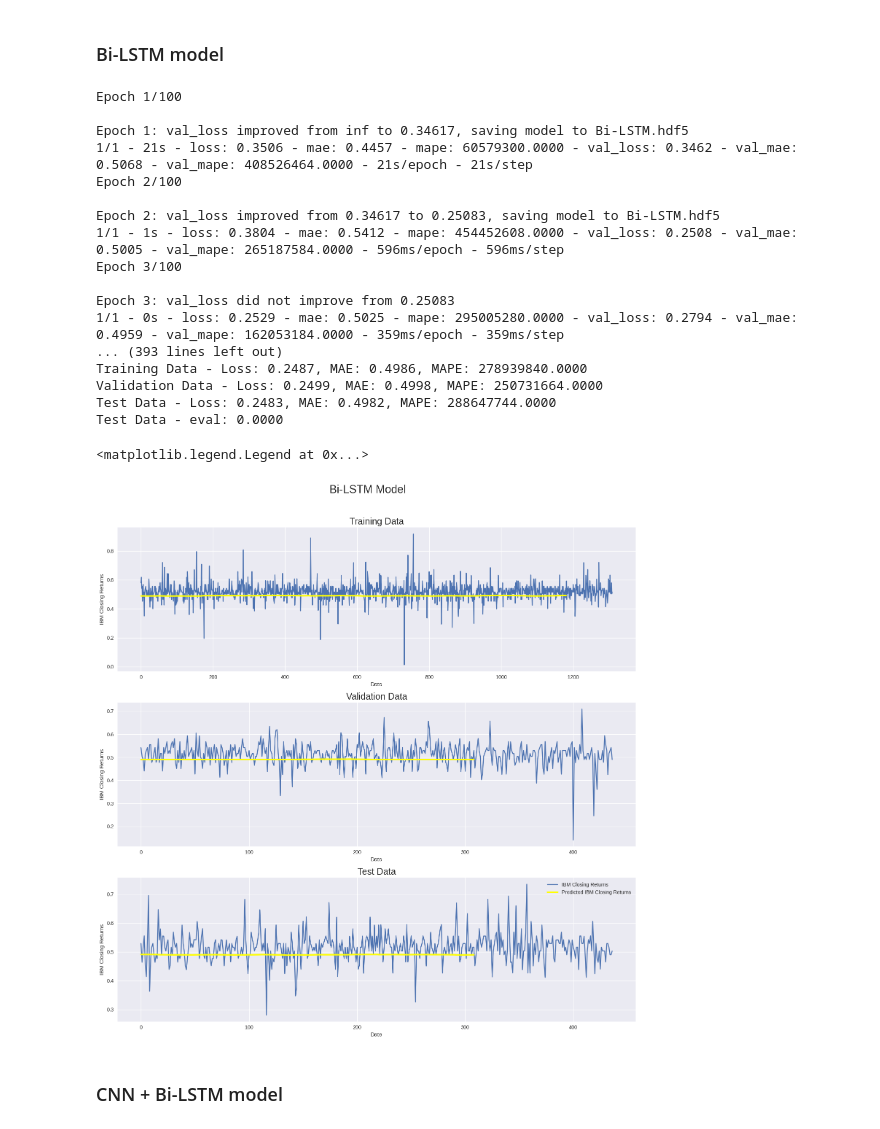
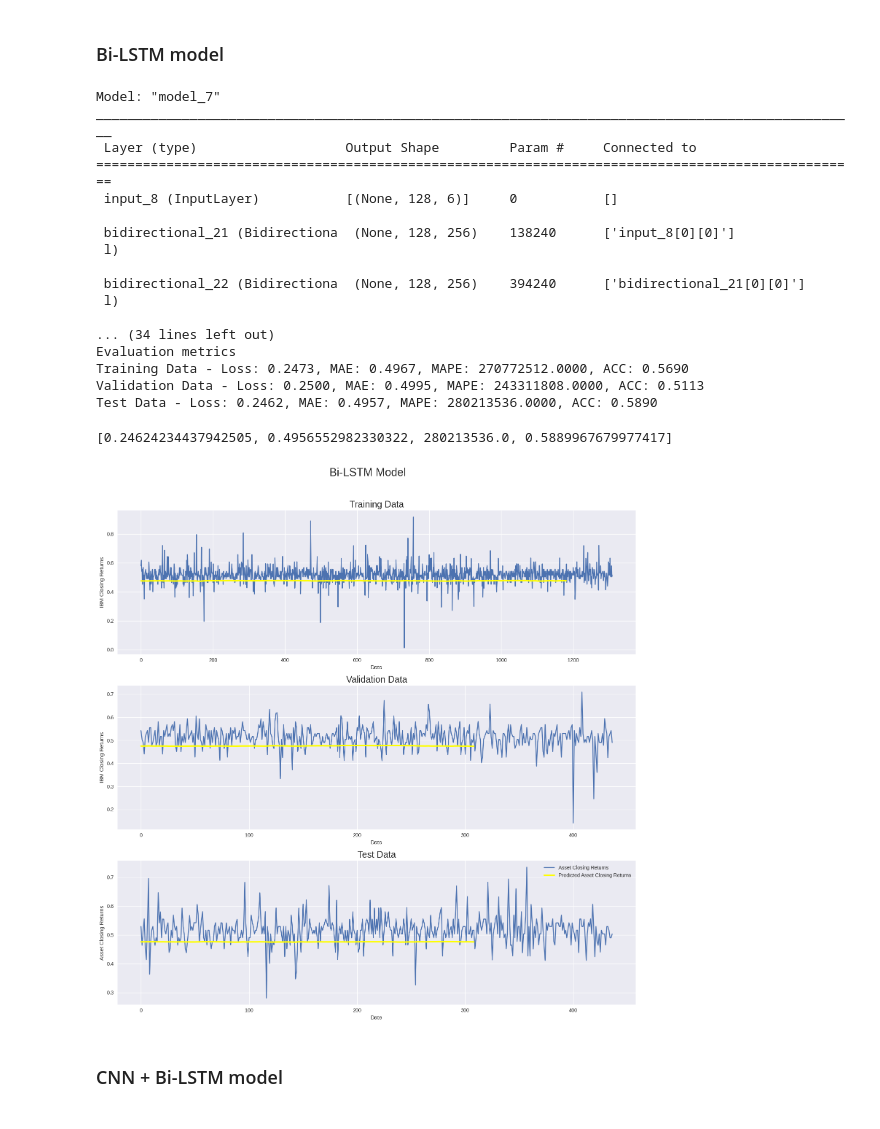
Before and after one commit to MikChristensen/Python-ML-Trading, a Jupyter notebook: 07 Mixed model/IBM_PriceFeatures_V01.ipynb, the cells around one changed output. Drawn from its saved outputs; the diff is of its cells as text; code cells hidden in the pictures.

```diff
--- a/07 Mixed model/IBM_PriceFeatures_V01.ipynb
+++ b/07 Mixed model/IBM_PriceFeatures_V01.ipynb
@@ -306,14 +306,14 @@ def create_model():
   out = Dense(1, activation="linear")(conc)
 
   model = Model(inputs=in_seq, outputs=out)
-  model.compile(loss="mse", optimizer="adam", metrics=['mae', 'mape'])
+  model.compile(loss="mse", optimizer="adam", metrics=['mae', 'mape', 'accuracy'])
   return model
 
 model = create_model()
 
-#model.summary()
-#callback = tf.keras.callbacks.EarlyStopping(monitor='val_loss', patience=2)
-callback = tf.keras.callbacks.ModelCheckpoint('Bi-LSTM.hdf5', monitor='val_loss', save_best_only=True, verbose=1)
+model.summary()
+callback = tf.keras.callbacks.EarlyStopping(monitor='val_loss', patience=2)
+#callback = tf.keras.callbacks.ModelCheckpoint('Bi-LSTM.hdf5', monitor='val_loss', save_best_only=True, verbose=1)
 
 model.fit(X_train, y_train,
               batch_size=2048,
@@ -323,7 +323,6 @@ model.fit(X_train, y_train,
               #shuffle=True,
               validation_data=(X_val, y_val),)
 
-#model = tf.keras.models.load_model('/content/Bi-LSTM.hdf5')
 model = tf.keras.models.load_model('Bi-LSTM.hdf5')
 
 
@@ -342,70 +341,66 @@ val_eval = model.evaluate(X_val, y_val, verbose=0)
 test_eval = model.evaluate(X_test, y_test, verbose=0)
 print(' ')
 print('Evaluation metrics')
-print('Training Data - Loss: {:.4f}, MAE: {:.4f}, MAPE: {:.4f}'.format(train_eval[0], train_eval[1], train_eval[2]))
-print('Validation Data - Loss: {:.4f}, MAE: {:.4f}, MAPE: {:.4f}'.format(val_eval[0], val_eval[1], val_eval[2]))
-print('Test Data - Loss: {:.4f}, MAE: {:.4f}, MAPE: {:.4f}'.format(test_eval[0], test_eval[1], test_eval[2]))
+print('Training Data - Loss: {:.4f}, MAE: {:.4f}, MAPE: {:.4f}, ACC: {:.4f}'.format(train_eval[0], train_eval[1], train_eval[2], train_eval[3]))
+print('Validation Data - Loss: {:.4f}, MAE: {:.4f}, MAPE: {:.4f}, ACC: {:.4f}'.format(val_eval[0], val_eval[1], val_eval[2] , val_eval[3]))
+print('Test Data - Loss: {:.4f}, MAE: {:.4f}, MAPE: {:.4f}, ACC: {:.4f}'.format(test_eval[0], test_eval[1], test_eval[2], test_eval[3]))
 
-accuracy = tf.keras.metrics.Accuracy()
-accuracy.update_state(y_test, test_pred)
-result = accuracy.result()
-
-
-
-print('Test Data - eval: {:.4f}'.format(result))
 ###############################################################################
 '''Display results'''
 
 fig = plt.figure(figsize=(15,15))
 st = fig.suptitle("Bi-LSTM Model", fontsize=22)
 st.set_y(1.02)
 
 #Plot training data results
 ax11 = fig.add_subplot(311)
 ax11.plot(train_data[:, 3], label='IBM Closing Returns')
 ax11.plot(train_pred, color='yellow', linewidth=3, label='Predicted IBM Closing Returns')
 ax11.set_title("Training Data", fontsize=18)
 ax11.set_xlabel('Date')
 ax11.set_ylabel('IBM Closing Returns')
 
 #Plot validation data results
 ax21 = fig.add_subplot(312)
 ax21.plot(val_data[:, 3], label='IBM Closing Returns')
-ax21.plot(val_pred, color='yellow', linewidth=3, label='Predicted IBM Closing Returns')
+ax21.plot(val_pred, color='yellow', linewidth=3, label='Predicted Asset Closing Returns')
 ax21.set_title("Validation Data", fontsize=18)
 ax21.set_xlabel('Date')
 ax21.set_ylabel('IBM Closing Returns')
 
 #Plot test data results
 ax31 = fig.add_subplot(313)
-ax31.plot(test_data[:, 3], label='IBM Closing Returns')
-ax31.plot(test_pred, color='yellow', linewidth=3, label='Predicted IBM Closing Returns')
+ax31.plot(test_data[:, 3], label='Asset Closing Returns')
+ax31.plot(test_pred, color='yellow', linewidth=3, label='Predicted Asset Closing Returns')
 ax31.set_title("Test Data", fontsize=18)
 ax31.set_xlabel('Date')
-ax31.set_ylabel('IBM Closing Returns')
+ax31.set_ylabel('Asset Closing Returns')
 
 plt.tight_layout()
 plt.legend(loc='best')
+
+
+test_eval
 # %% [output]
-Epoch 1/100
+Model: "model_7"
+__________________________________________________________________________________________________
+ Layer (type)                   Output Shape         Param #     Connected to
+==================================================================================================
+ input_8 (InputLayer)           [(None, 128, 6)]     0           []
 
-Epoch 1: val_loss improved from inf to 0.34617, saving model to Bi-LSTM.hdf5
-1/1 - 21s - loss: 0.3506 - mae: 0.4457 - mape: 60579300.0000 - val_loss: 0.3462 - val_mae: 0.5068 - val_mape: 408526464.0000 - 21s/epoch - 21s/step
-Epoch 2/100
+ bidirectional_21 (Bidirectiona  (None, 128, 256)    138240      ['input_8[0][0]']
+ l)
 
-Epoch 2: val_loss improved from 0.34617 to 0.25083, saving model to Bi-LSTM.hdf5
-1/1 - 1s - loss: 0.3804 - mae: 0.5412 - mape: 454452608.0000 - val_loss: 0.2508 - val_mae: 0.5005 - val_mape: 265187584.0000 - 596ms/epoch - 596ms/step
-Epoch 3/100
+ bidirectional_22 (Bidirectiona  (None, 128, 256)    394240      ['bidirectional_21[0][0]']
+ l)
 
-Epoch 3: val_loss did not improve from 0.25083
-1/1 - 0s - loss: 0.2529 - mae: 0.5025 - mape: 295005280.0000 - val_loss: 0.2794 - val_mae: 0.4959 - val_mape: 162053184.0000 - 359ms/epoch - 359ms/step
-... (393 lines left out)
-Training Data - Loss: 0.2487, MAE: 0.4986, MAPE: 278939840.0000
-Validation Data - Loss: 0.2499, MAE: 0.4998, MAPE: 250731664.0000
-Test Data - Loss: 0.2483, MAE: 0.4982, MAPE: 288647744.0000
-Test Data - eval: 0.0000
+... (34 lines left out)
+Evaluation metrics
+Training Data - Loss: 0.2473, MAE: 0.4967, MAPE: 270772512.0000, ACC: 0.5690
+Validation Data - Loss: 0.2500, MAE: 0.4995, MAPE: 243311808.0000, ACC: 0.5113
+Test Data - Loss: 0.2462, MAE: 0.4957, MAPE: 280213536.0000, ACC: 0.5890
-<matplotlib.legend.Legend at 0x...>
+[0.24624234437942505, 0.4956552982330322, 280213536.0, 0.5889967679977417]
-[figure, old version]
+[figure, new version]
 # %% [markdown]
 ### CNN + Bi-LSTM model
 # %%
```
Also changed, not shown: parts of 1 cell of this notebook.
